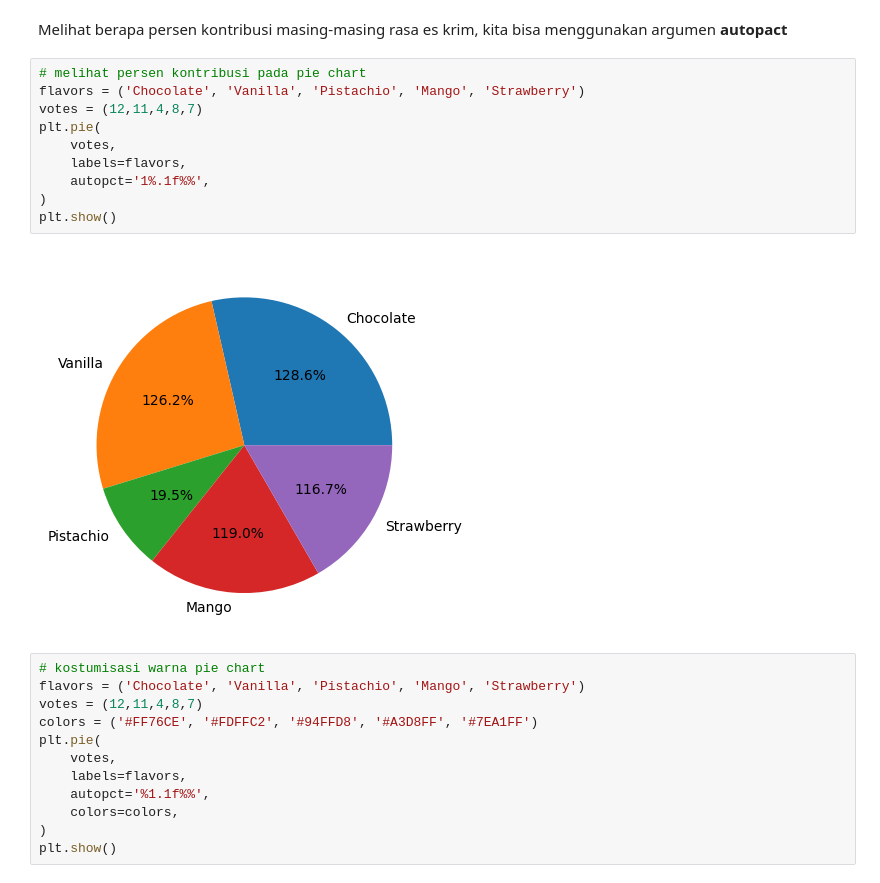
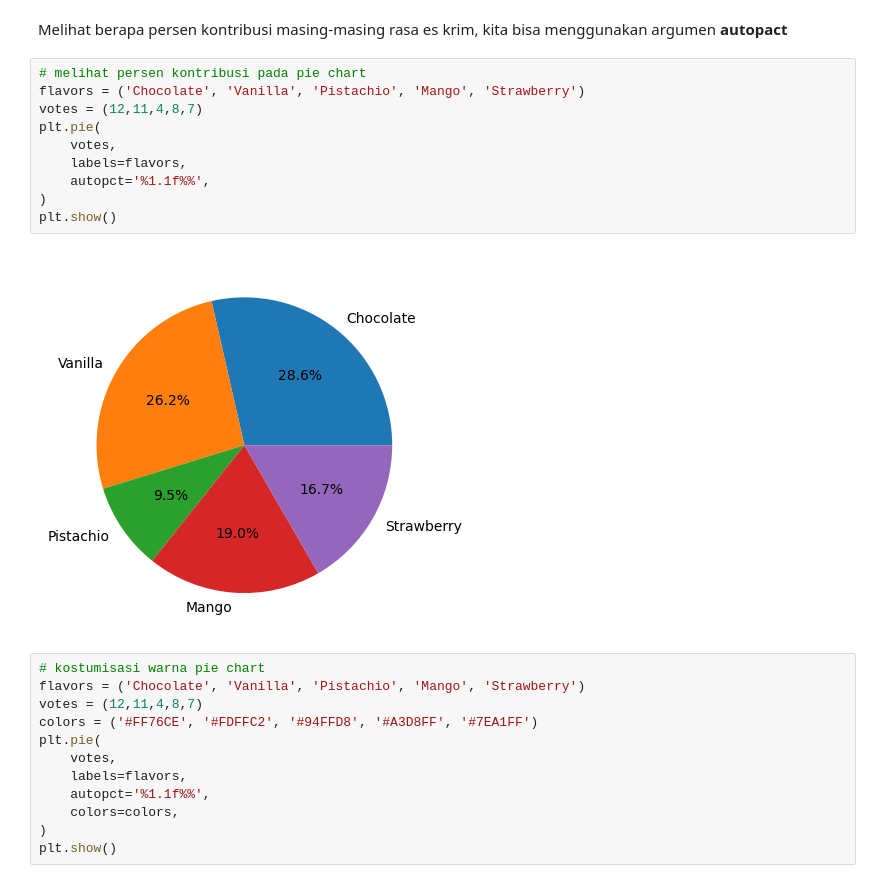
Before and after one commit to BagasAryo/Project-based-ML, a Jupyter notebook: Visualisasi_Data/VisualisasiData.ipynb, the cells around one changed output. Drawn from its saved outputs; the diff is of its cells as text.

```diff
--- a/Visualisasi_Data/VisualisasiData.ipynb
+++ b/Visualisasi_Data/VisualisasiData.ipynb
@@ -38,15 +38,15 @@ Melihat berapa persen kontribusi masing-masing rasa es krim, kita bisa menggunak
 # %%
 # melihat persen kontribusi pada pie chart
 flavors = ('Chocolate', 'Vanilla', 'Pistachio', 'Mango', 'Strawberry')
 votes = (12,11,4,8,7)
 plt.pie(
     votes,
     labels=flavors,
-    autopct='1%.1f%%',
+    autopct='%1.1f%%',
 )
 plt.show()
 # %% [output]
-[figure, old version]
+[figure, new version]
 # %%
 # kostumisasi warna pie chart
 flavors = ('Chocolate', 'Vanilla', 'Pistachio', 'Mango', 'Strawberry')
```
Also changed, not shown: parts of 34 cells of this notebook.
